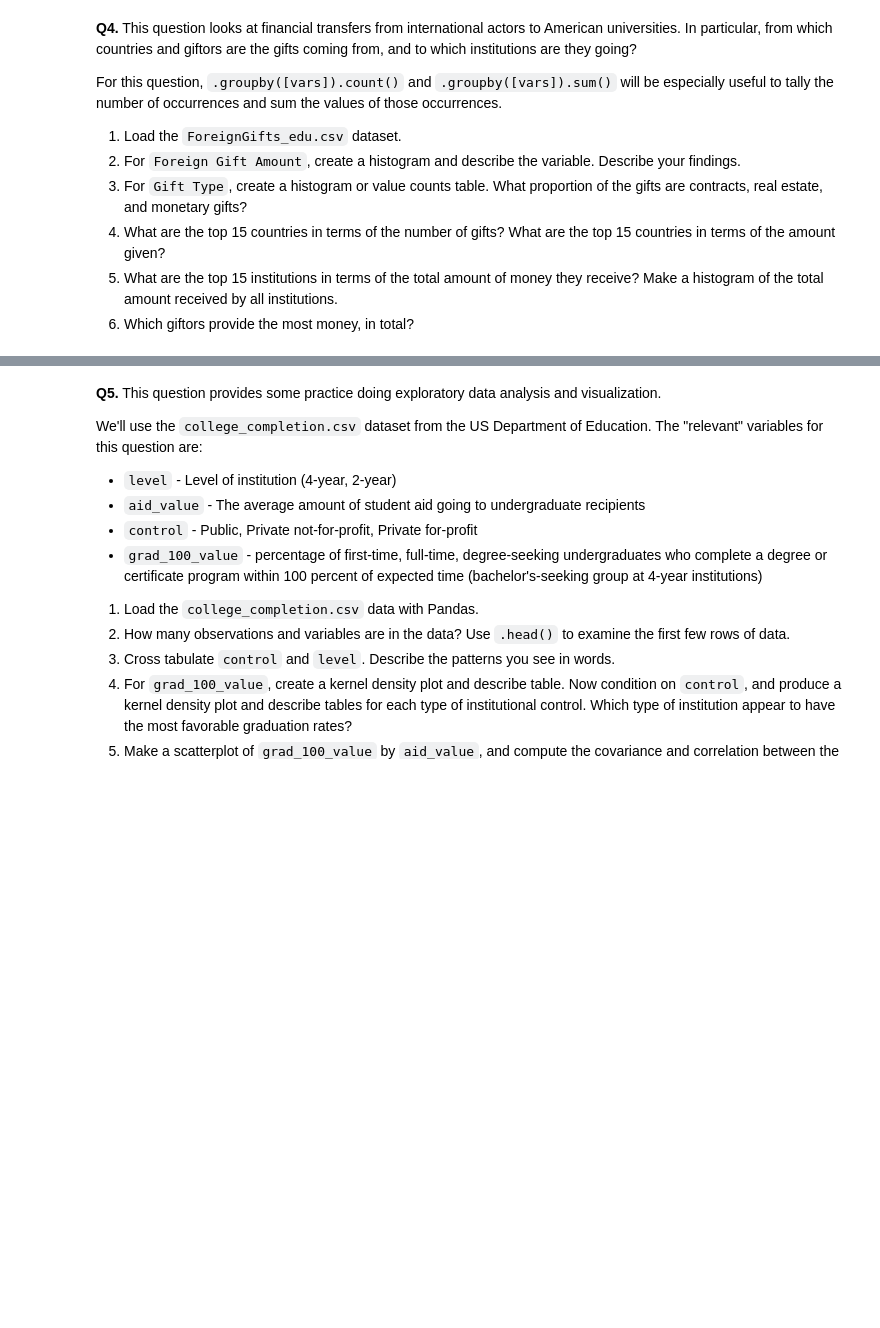
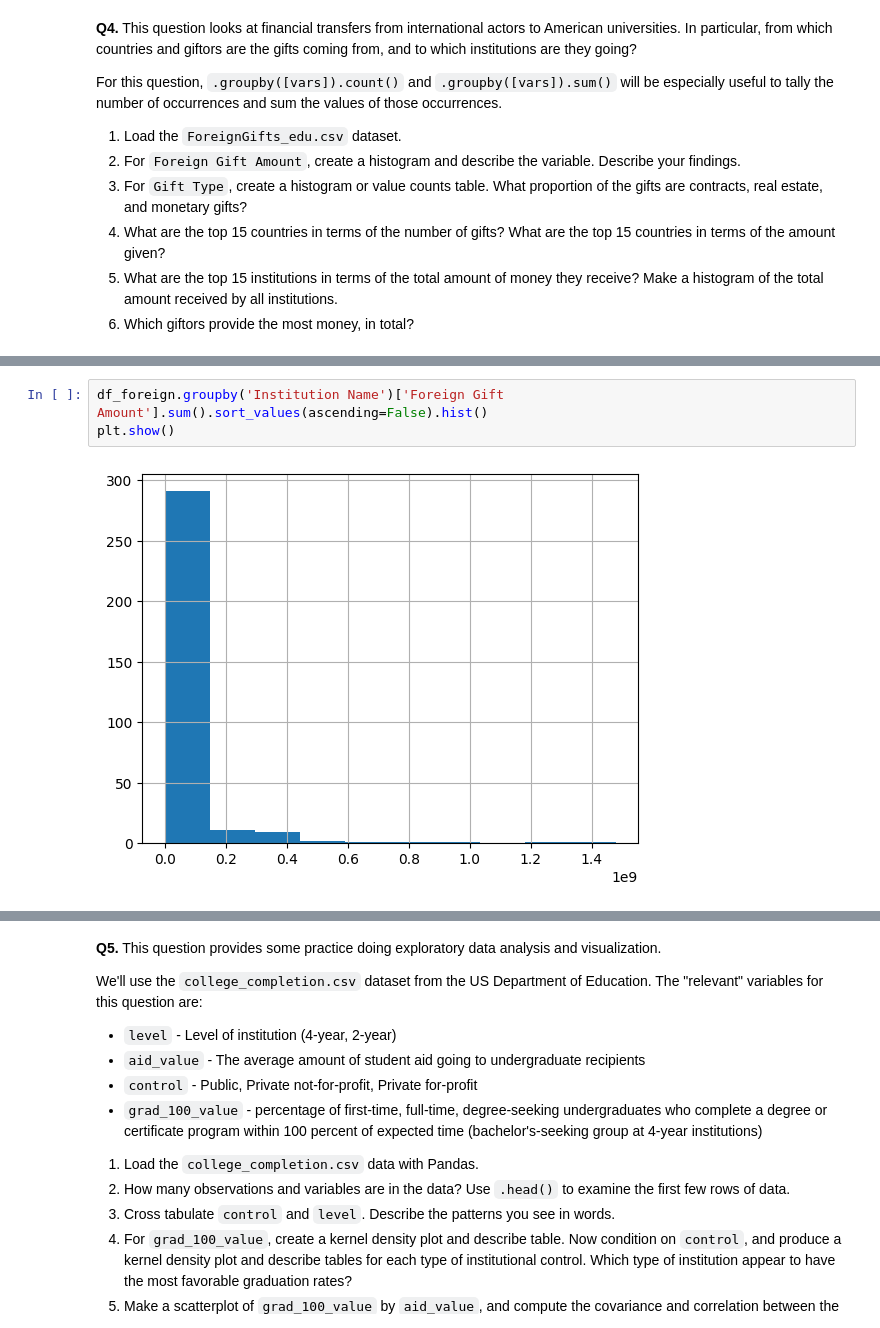
Before and after one commit to RexW999/undergrad_ml_assignments, a Jupyter notebook: 01_assignment_wrangling_and_eda.ipynb, the cells around one changed output, grey strips where cells are left out. Drawn from its saved outputs; the diff is of its cells as text; blank space fills up the shorter version.

```diff
--- a/01_assignment_wrangling_and_eda.ipynb
+++ b/01_assignment_wrangling_and_eda.ipynb
@@ -245,0 +332,5 @@ NameError: name 'pd' is not defined
+# %%
+df_foreign.groupby('Institution Name')['Foreign Gift Amount'].sum().sort_values(ascending=False).hist()
+plt.show()
+# %% [output]
+[figure, added]
```
Also changed, not shown: parts of 10 cells of this notebook.
